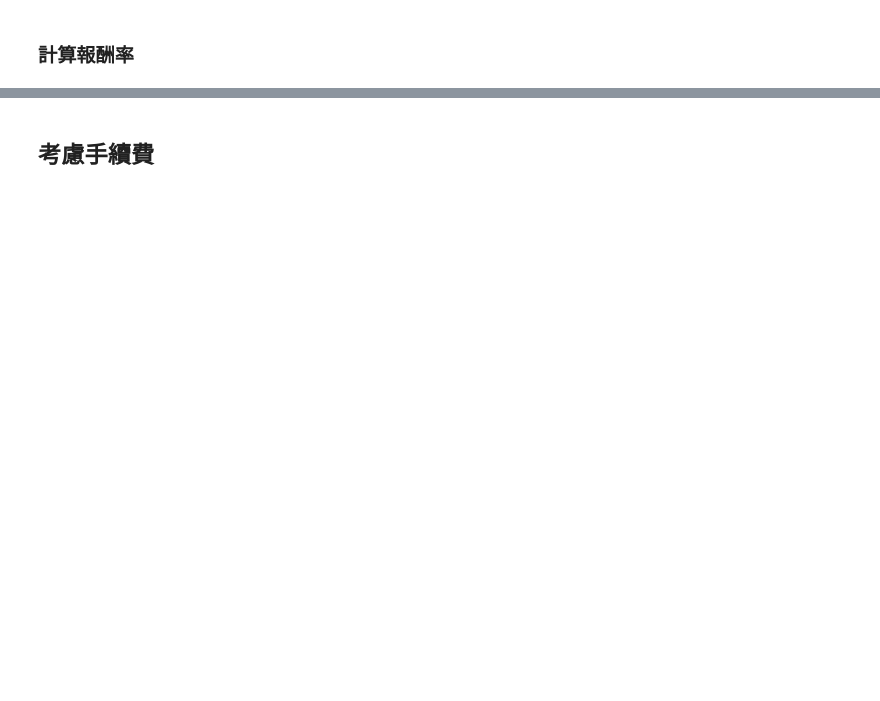
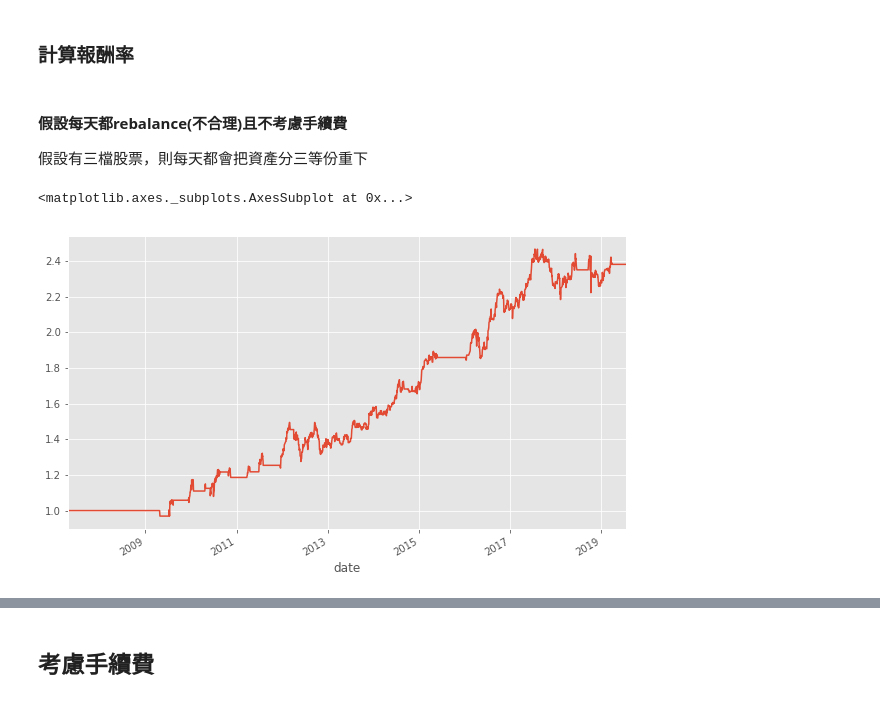
Before and after one commit to CHI-MING-LEE/workspace, a Jupyter notebook: Python_AI_Stock/finlab_course_2019/u06_candlestick_pattern_backtest.ipynb, the cells around one changed output, grey strips where cells are left out. Saved outputs shown, nothing was run; the diff lists cells and outputs as text; code cells hidden in the pictures; blank space fills up the shorter version.

```diff
--- a/Python_AI_Stock/finlab_course_2019/u06_candlestick_pattern_backtest.ipynb
+++ b/Python_AI_Stock/finlab_course_2019/u06_candlestick_pattern_backtest.ipynb
@@ -44,5 +91,22 @@ hold.plot()
 # %% [markdown]
 ### 計算報酬率
+# %% [markdown]
+#### 假設每天都rebalance(不合理)且不考慮手續費
+假設有三檔股票，則每天都會把資產分三等份重下
+# %%
+# Daily return
+# 明天開盤價 除以 今天的開盤價
+ret = open_.shift(-1) / open_
+# 如果NaN，填入1代表不漲不跌
+ret = ret.fillna(1)
+# 只看持有部分
+ret[hold != 1] = np.nan
+ret.mean(axis=1).fillna(1).cumprod().plot() # 累積的績效表
+
+# ret.mean(axis=1)[~np.isnan(ret.mean(axis=1).values)]
+# %% [output]
+<matplotlib.axes._subplots.AxesSubplot at 0x...>
+[figure, added]
 # %%
 import matplotlib.pyplot as plt
 
```
Also changed, not shown: parts of 17 cells of this notebook, 2 other files.
